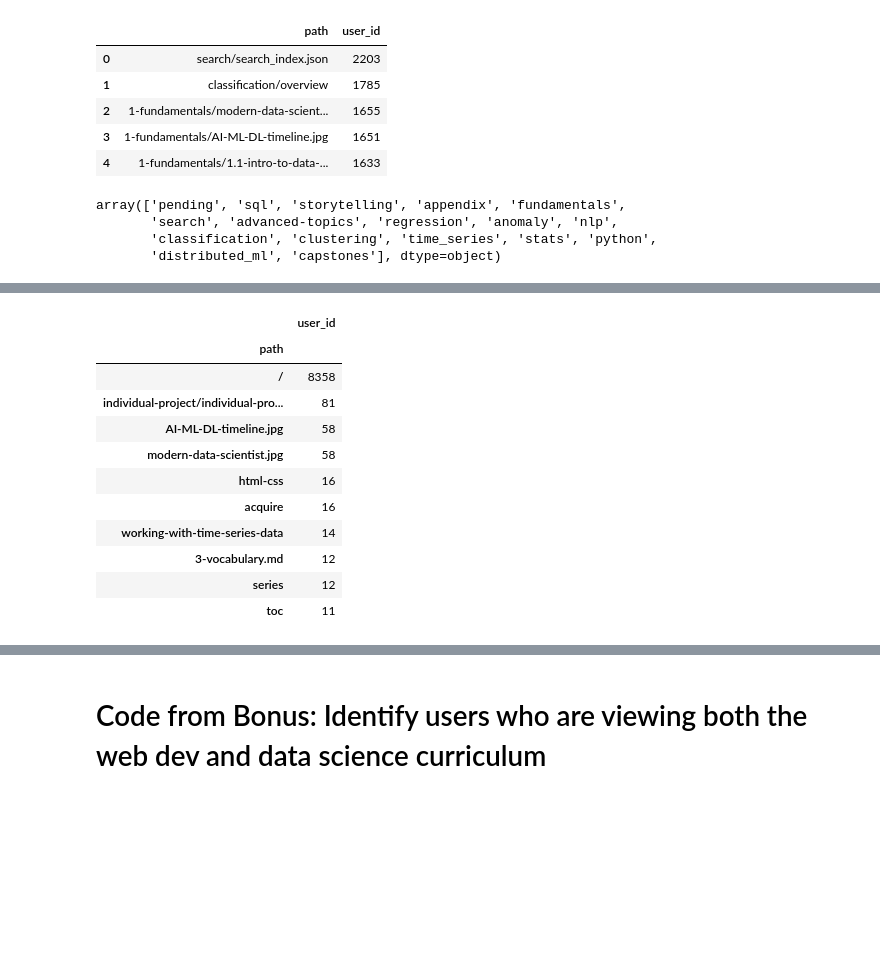
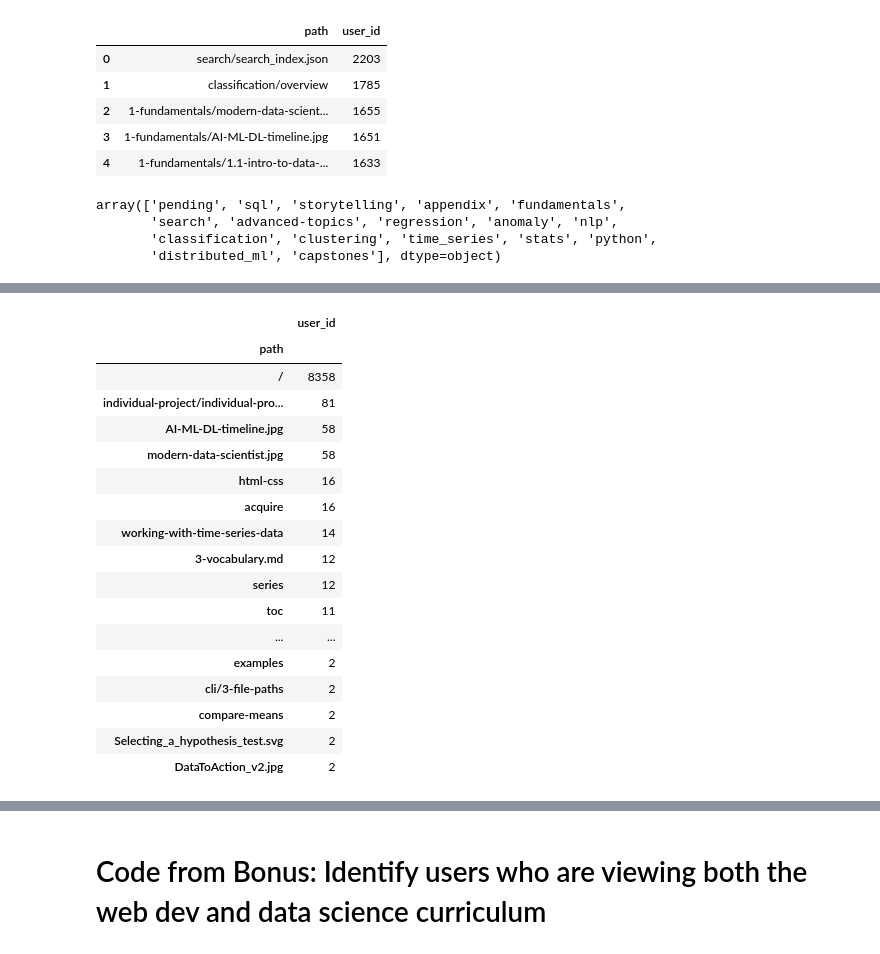
Before and after one commit to daniel-kaniela/anomoly_detection_project, a Jupyter notebook: kan_anomaly_detection_working_copy.ipynb, the cells around one changed output, grey strips where cells are left out. Cells and saved outputs as stored; diff of their text form; code cells hidden in the pictures; blank space fills up the shorter version.

```diff
--- a/kan_anomaly_detection_working_copy.ipynb
+++ b/kan_anomaly_detection_working_copy.ipynb
@@ -66,3 +86,5 @@ df.shape
+# %%
+df = df.dropna()
 # %% [markdown]
 ## Prepare
 # %%
@@ -86,8 +107,8 @@ df.head()
 
 ## Find Lessons for Data Scince
 # %%
-# subset for data science
-df_ds = df[df.program=='data_science']
+# subset for data science where program == data scinence and name != staff
+df_ds = df[(df.program=='data_science') & (df.name!='Staff')]
 df_ds.head()
 # %% [output]
 |  | date | time | path | user_id | cohort_id | program_id | ip | name | slack | start_date | ... |
@@ -129,29 +135,28 @@ df_ds_lesson_count.head()
-# %%
-# create lesson column
-df_ds['lesson'] = np.where(df_ds.path.str.contains('appendix'), 'appendix',
-np.where(df_ds.path.str.contains('search'), 'search',
-np.where(df_ds.path.str.contains('classification'),'classification',
-np.where(df_ds.path.str.contains('sql'), 'sql',
-np.where(df_ds.path.str.contains('fundamentals'), 'fundamentals',
-np.where(df_ds.path.str.contains('regression'), 'regression',
-np.where(df_ds.path.str.contains('python'), 'python',
-np.where(df_ds.path.str.contains('stats'), 'stats',
-np.where(df_ds.path.str.contains('anomaly'), 'anomaly',
-np.where(df_ds.path.str.contains('clustering'), 'clustering',
-np.where(df_ds.path.str.contains('nlp'), 'nlp',
-np.where(df_ds.path.str.contains('timeseries'), 'time_series',
-np.where(df_ds.path.str.contains('distributed-ml'), 'distributed_ml''',
-np.where(df_ds.path.str.contains('storytelling'), 'storytelling',
-
-np.where(df_ds.path.str.contains('advanced-topics'), 'advanced-topics',
-np.where(df_ds.path.str.contains('capstones'), 'capstones',
-'pending'))))))))))))))))
-df_ds.lesson.unique()
-# %% [output]
-array(['pending', 'sql', 'storytelling', 'appendix', 'fundamentals',
-       'search', 'advanced-topics', 'regression', 'anomaly', 'nlp',
-       'classification', 'clustering', 'time_series', 'stats', 'python',
-       'distributed_ml', 'capstones'], dtype=object)
+# %%
+# create lesson column
+df_ds['lesson'] = np.where(df_ds.path.str.contains('appendix'), 'appendix',
+np.where(df_ds.path.str.contains('search'), 'search',
+np.where(df_ds.path.str.contains('classification'),'classification',
+np.where(df_ds.path.str.contains('sql'), 'sql',
+np.where(df_ds.path.str.contains('fundamentals'), 'fundamentals',
+np.where(df_ds.path.str.contains('regression'), 'regression',
+np.where(df_ds.path.str.contains('python'), 'python',
+np.where(df_ds.path.str.contains('stats'), 'stats',
+np.where(df_ds.path.str.contains('anomaly'), 'anomaly',
+np.where(df_ds.path.str.contains('clustering'), 'clustering',
+np.where(df_ds.path.str.contains('nlp'), 'nlp',
+np.where(df_ds.path.str.contains('timeseries'), 'time_series',
+np.where(df_ds.path.str.contains('distributed-ml'), 'distributed_ml''',
+np.where(df_ds.path.str.contains('storytelling'), 'storytelling',
+np.where(df_ds.path.str.contains('advanced-topics'), 'advanced-topics',
+np.where(df_ds.path.str.contains('capstones'), 'capstones',
+'pending'))))))))))))))))
+df_ds.lesson.unique()
+# %% [output]
+array(['pending', 'sql', 'storytelling', 'appendix', 'fundamentals',
+       'search', 'advanced-topics', 'regression', 'anomaly', 'nlp',
+       'classification', 'clustering', 'time_series', 'stats', 'python',
+       'distributed_ml', 'capstones'], dtype=object)
 # %%
 df.head()
 # %% [output]
@@ -163,19 +168,24 @@ df.head()
 | 4 | 2018-01-26 | 09:56:24 | javascript-i/conditionals | 2 | 22.0 | 2 | 97.105.19.61 | Teddy | #teddy | 2018-01-08 | ... |
 # %%
 pending_lesson = df_ds[df_ds.lesson=='pending']
-pending_lesson_ds = pending_lesson[pending_lesson.program=='data_science']
-pending_lesson_ds_path = pending_lesson_ds.groupby('path')[['user_id']].agg('count').sort_values(by='user_id',ascending=False)
-pending_lesson_ds_path.head(10)
+pending_lesson_ds = pending_lesson.groupby('path')[['user_id']].agg('count').sort_values(by='user_id',ascending=False)
+pending_lesson_ds.head(60)
 # %% [output]
 |  | user_id |
 | path |  |
 | / | 8358 |
 | individual-project/individual-pro... | 81 |
 | AI-ML-DL-timeline.jpg | 58 |
 | modern-data-scientist.jpg | 58 |
 | html-css | 16 |
 | acquire | 16 |
 | working-with-time-series-data | 14 |
 | 3-vocabulary.md | 12 |
 | series | 12 |
 | toc | 11 |
+| ... | ... |
+| examples | 2 |
+| cli/3-file-paths | 2 |
+| compare-means | 2 |
+| Selecting_a_hypothesis_test.svg | 2 |
+| DataToAction_v2.jpg | 2 |
```
Also changed, not shown: parts of 49 cells of this notebook.
